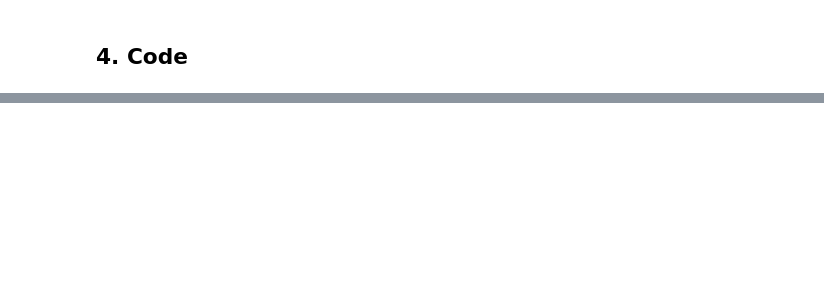
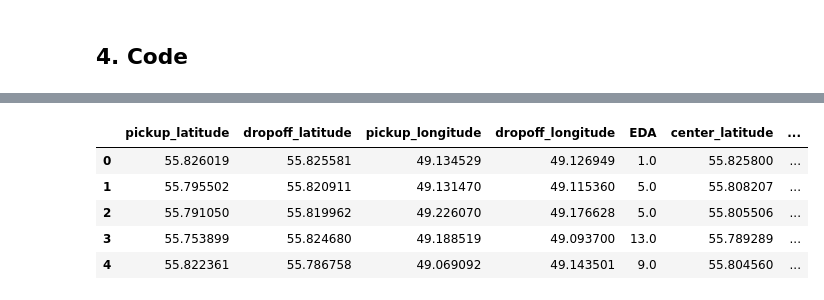
Before and after one commit to MrShevan/MIPT-hack, a Jupyter notebook: maxfilin/CitymobilKaggle.ipynb, the cells around one changed output, grey strips where cells are left out. Drawn from its saved outputs; the diff is of its cells as text; code cells hidden in the pictures; blank space fills up the shorter version.

```diff
--- a/maxfilin/CitymobilKaggle.ipynb
+++ b/maxfilin/CitymobilKaggle.ipynb
@@ -243,0 +395,9 @@ test_df_extended.to_csv("../../data/test_extended.csv", index=False)
+# %%
+train_ext2.head()
+# %% [output]
+|  | pickup_latitude | dropoff_latitude | pickup_longitude | dropoff_longitude | EDA | center_latitude | ... |
+| 0 | 55.826019 | 55.825581 | 49.134529 | 49.126949 | 1.0 | 55.825800 | ... |
+| 1 | 55.795502 | 55.820911 | 49.131470 | 49.115360 | 5.0 | 55.808207 | ... |
+| 2 | 55.791050 | 55.819962 | 49.226070 | 49.176628 | 5.0 | 55.805506 | ... |
+| 3 | 55.753899 | 55.824680 | 49.188519 | 49.093700 | 13.0 | 55.789289 | ... |
+| 4 | 55.822361 | 55.786758 | 49.069092 | 49.143501 | 9.0 | 55.804560 | ... |
```
Also changed, not shown: parts of 39 cells of this notebook, 7 other files.
